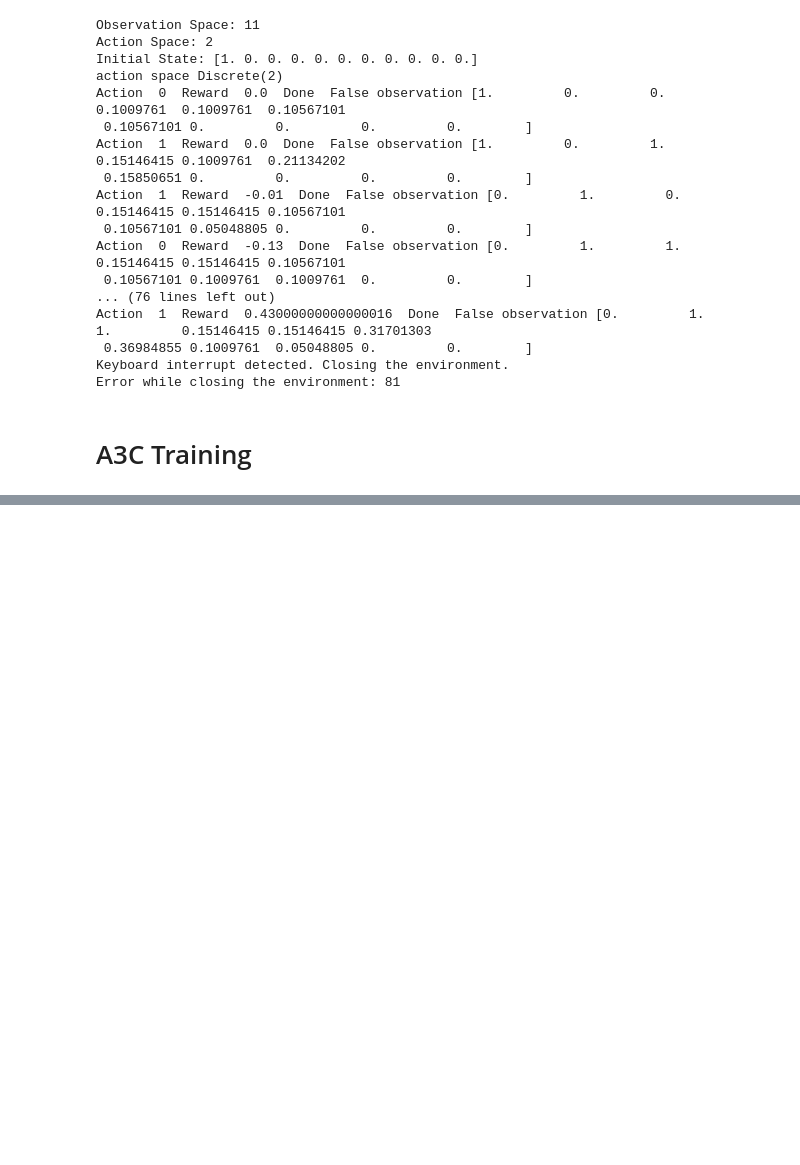
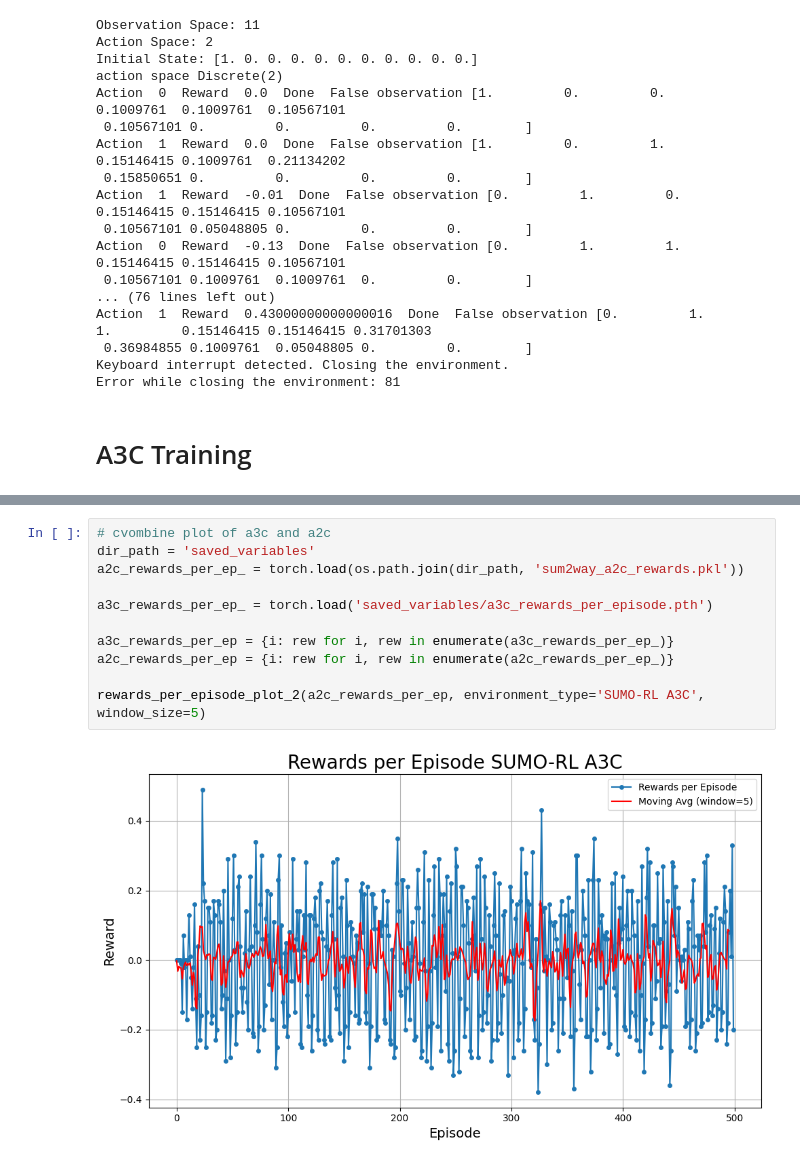
Before and after one commit to KhansaKhanam/ReinforcementLearning_FinalCourseProject, a Jupyter notebook: sumo_A3C.ipynb, the cells around one changed output, grey strips where cells are left out. Cells and saved outputs as stored; diff of their text form; blank space fills up the shorter version.

```diff
--- a/sumo_A3C.ipynb
+++ b/sumo_A3C.ipynb
@@ -326,0 +346,13 @@ rewards_per_episode_plot_2(rewards_per_ep, environment_type=env_id, window_size=
+# %%
+# cvombine plot of a3c and a2c
+dir_path = 'saved_variables'
+a2c_rewards_per_ep_ = torch.load(os.path.join(dir_path, 'sum2way_a2c_rewards.pkl'))
+
+a3c_rewards_per_ep_ = torch.load('saved_variables/a3c_rewards_per_episode.pth')
+
+a3c_rewards_per_ep = {i: rew for i, rew in enumerate(a3c_rewards_per_ep_)}
+a2c_rewards_per_ep = {i: rew for i, rew in enumerate(a2c_rewards_per_ep_)}
+
+rewards_per_episode_plot_2(a2c_rewards_per_ep, environment_type='SUMO-RL A3C', window_size=5)
+# %% [output]
+[figure, added]
```
Also changed, not shown: parts of 6 cells of this notebook, 13 other files.
